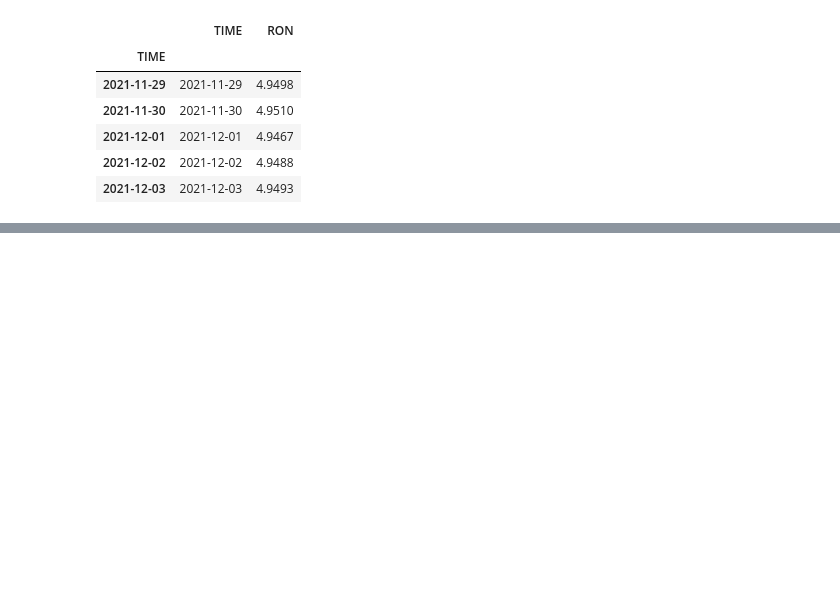
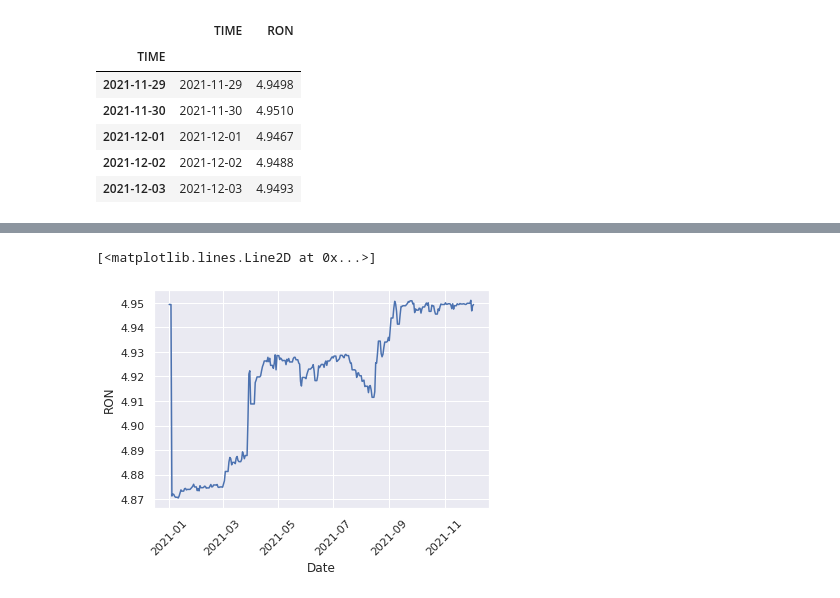
Before and after one commit to jtunde/Python, a Jupyter notebook: cn2 ARIMA.ipynb, the cells around one changed output, grey strips where cells are left out. Cells and saved outputs as stored; diff of their text form; code cells hidden in the pictures; blank space fills up the shorter version.

```diff
--- a/cn2 ARIMA.ipynb
+++ b/cn2 ARIMA.ipynb
@@ -244,0 +232,3 @@ Freq: D, Name: ARIMA Predictions, dtype: float64
+# %%
+data = pd.read_csv('drive/MyDrive/data.csv', header=0, parse_dates=[0], index_col=0)
+print(data.head())
@@ -244,0 +243,9 @@ Freq: D, Name: ARIMA Predictions, dtype: float64
+# %%
+sns.set()
+plt.ylabel('RON')
+plt.xlabel('Date')
+plt.xticks(rotation=45)
+plt.plot(data.index, data['RON'], )
+# %% [output]
+[<matplotlib.lines.Line2D at 0x...>]
+[figure, added]
```
Also changed, not shown: parts of 21 cells of this notebook.
